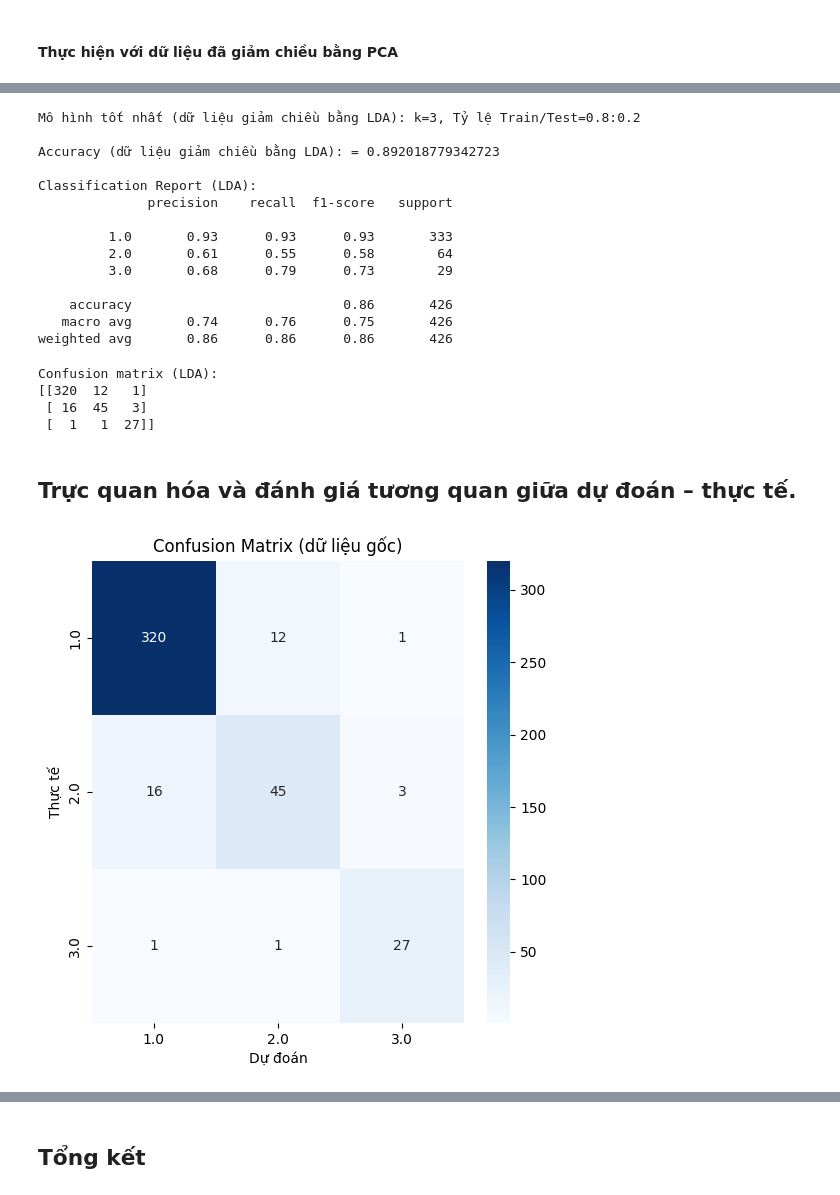
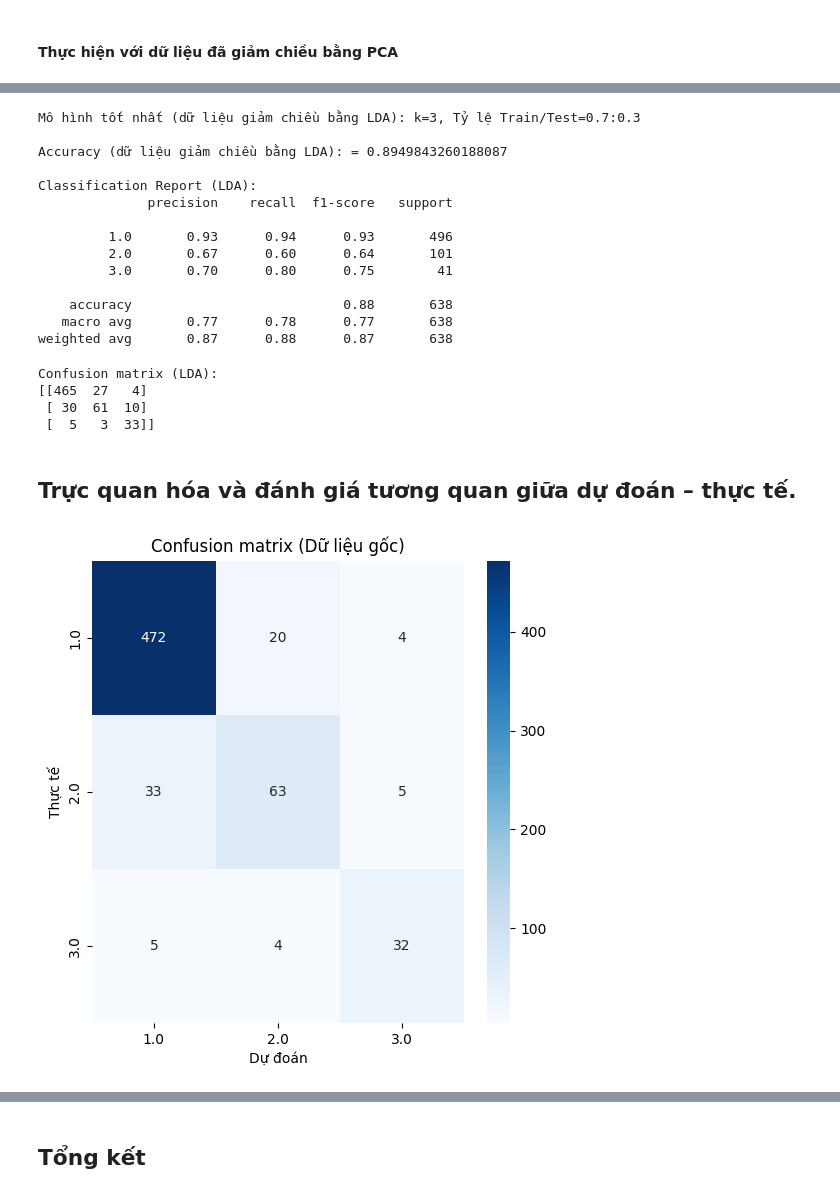
Before and after one commit to VuVanTien03/machine-learning, a Jupyter notebook: notebook/knn.ipynb, the cells around one changed output, grey strips where cells are left out. Cells and saved outputs as stored; diff of their text form; code cells hidden in the pictures.

```diff
--- a/notebook/knn.ipynb
+++ b/notebook/knn.ipynb
@@ -63,17 +44,21 @@ def find_nearest_index(X_train, x_val, K):
 
 # Trả về nhãn phổ biến nhất trong list
 def highest_rank(arr):
-    values, counts = np.unique(arr, return_counts=True)
-    return values[np.argmax(counts)]
+    count_num = {}
+    for i in arr:
+        count_num[i] = arr.count(i)
+    return max(count_num, key=count_num.get)
 
 # Mô hình KNN
 def knn(X_train, y_train, X_test, K):
-    y_pred = []
-    for x_val in X_test:
-        idx = find_nearest_index(X_train, x_val, K)
-        nearest_labels = y_train[idx]
-        y_pred.append(highest_rank(list(nearest_labels)))
-    return np.array(y_pred)
+    y_pred = np.zeros(len(X_test), dtype=int)
+
+    for j in range(len(X_test)):
+        indexes = find_nearest_index(X_train, X_test[j], K)
+        y_nearest = [y_train[i] for i in indexes]
+        y_pred[j] = highest_rank(y_nearest)
+
+    return y_pred
 # %% [markdown]
 ## **Triển khai KNN với nhiều tỷ lệ train/validation: 4:1; 7:3; 6:4**
 # %% [markdown]
@@ -85,20 +70,22 @@ k_values = [3, 5, 7]
 results = []
 
 for test_size in test_sizes:
-    X_train, X_test, y_train, y_test = train_test_split(X, y, test_size=test_size, random_state=42)
+    X_train, X_test, y_train, y_test = train_test_split(X, y, test_size=test_size, stratify=y, random_state=42)
 
     for k in k_values:
         y_pred = knn(X_train, y_train, X_test, k)
         acc = accuracy_score(y_test, y_pred)
+        f1 = f1_score(y_test, y_pred, average='macro', zero_division=0)
         results.append({
             'Tỷ lệ Train/Test': f"{1-test_size:.1f}:{test_size:.1f}",
             'k': k,
-            'Accuracy': acc
+            'Accuracy': acc,
+            'F1-Score': f1
         })
 
 # Chuyển kết quả thành DataFrame
 results_df = pd.DataFrame(results)
 print("Dữ liệu gốc:")
-print(results_df.pivot(index='k', columns='Tỷ lệ Train/Test', values='Accuracy'))
+print(results_df.pivot_table(index='k', columns='Tỷ lệ Train/Test', values=['Accuracy', 'F1-Score']))
 # %% [output]
 Dữ liệu gốc:
@@ -121,11 +122,11 @@ print(f"\nAccuracy (dữ liệu gốc): = {best_model["Accuracy"]}")
 test_size_dict = {'0.6:0.4': 0.4, '0.7:0.3': 0.3, '0.8:0.2': 0.2}
 test_size = test_size_dict[best_test_size]
 
-X_train, X_test, y_train, y_test = train_test_split(X, y, test_size=test_size, random_state=42)
+X_train_best, X_test_best, y_train_best, y_test_best = train_test_split(X, y, test_size=test_size, random_state=42)
 
 # Huấn luyện và dự đoán với k tốt nhất
-y_pred_best = knn(X_train, y_train, X_test, best_k)
+y_pred_best = knn(X_train_best, y_train_best, X_test_best, best_k)
 
 print("\nClassification Report (dữ liệu gốc):")
-print(classification_report(y_test, y_pred_best))
+print(classification_report(y_test_best, y_pred_best))
 # %% [output]
@@ -456,9 +476,9 @@ print(f"\nAccuracy (dữ liệu giảm chiều bằng LDA): = {best_model["Accur
 test_size_dict = {'0.6:0.4': 0.4, '0.7:0.3': 0.3, '0.8:0.2': 0.2}
 test_size = test_size_dict[best_test_size]
 
-X_train, X_test, y_train, y_test = train_test_split(X, y, test_size=test_size, random_state=42)
+X_train, X_test, y_train_lda, y_test_lda = train_test_split(X, y, test_size=test_size, random_state=42)
 lda = LDA(n_components=n_components_lda)
-X_train_lda = lda.fit_transform(X_train, y_train)
+X_train_lda = lda.fit_transform(X_train, y_train_lda)
 X_test_pca = pca.transform(X_test)
 X_test_lda = lda.transform(X_test)
 
@@ -468,40 +488,40 @@ y_pred_lda = knn(X_train_lda, y_train_lda, X_test_lda, best_k)
 print("\nClassification Report (LDA):")
 print(classification_report(y_test_lda, y_pred_lda))
 # %% [output]
-Mô hình tốt nhất (dữ liệu giảm chiều bằng LDA): k=3, Tỷ lệ Train/Test=0.8:0.2
+Mô hình tốt nhất (dữ liệu giảm chiều bằng LDA): k=3, Tỷ lệ Train/Test=0.7:0.3
 
-Accuracy (dữ liệu giảm chiều bằng LDA): = 0.892018779342723
+Accuracy (dữ liệu giảm chiều bằng LDA): = 0.8949843260188087
 
 Classification Report (LDA):
               precision    recall  f1-score   support
 
-         1.0       0.93      0.93      0.93       333
-         2.0       0.61      0.55      0.58        64
-         3.0       0.68      0.79      0.73        29
+         1.0       0.93      0.94      0.93       496
+         2.0       0.67      0.60      0.64       101
+         3.0       0.70      0.80      0.75        41
 
-    accuracy                           0.86       426
-   macro avg       0.74      0.76      0.75       426
-weighted avg       0.86      0.86      0.86       426
+    accuracy                           0.88       638
+   macro avg       0.77      0.78      0.77       638
+weighted avg       0.87      0.88      0.87       638
 # %%
 print("Confusion matrix (LDA):")
-print(confusion_matrix(y_test_lda, y_pred_best))
+print(confusion_matrix(y_test_lda, y_pred_lda))
 # %% [output]
 Confusion matrix (LDA):
-[[320  12   1]
- [ 16  45   3]
- [  1   1  27]]
+[[465  27   4]
+ [ 30  61  10]
+ [  5   3  33]]
 # %% [markdown]
 ## Trực quan hóa và đánh giá tương quan giữa dự đoán – thực tế.
 # %%
-conf_matrix_best = confusion_matrix(y_test, y_pred_best)
+conf_matrix_best = confusion_matrix(y_test_best, y_pred_best)
 plt.figure(figsize=(6, 6))
 sns.heatmap(conf_matrix_best, annot=True, fmt="d", cmap="Blues", xticklabels=np.unique(y), yticklabels=np.unique(y))
-plt.title("Confusion Matrix (dữ liệu gốc)")
+plt.title("Confusion matrix (Dữ liệu gốc)")
 plt.xlabel("Dự đoán")
 plt.ylabel("Thực tế")
 plt.show()
 # %% [output]
-[figure, old version]
+[figure, new version]
 # %%
 conf_matrix_pca = confusion_matrix(y_test_pca, y_pred_pca)
 plt.figure(figsize=(6, 6))
```
Also changed, not shown: parts of 24 cells of this notebook, 1 other file.
